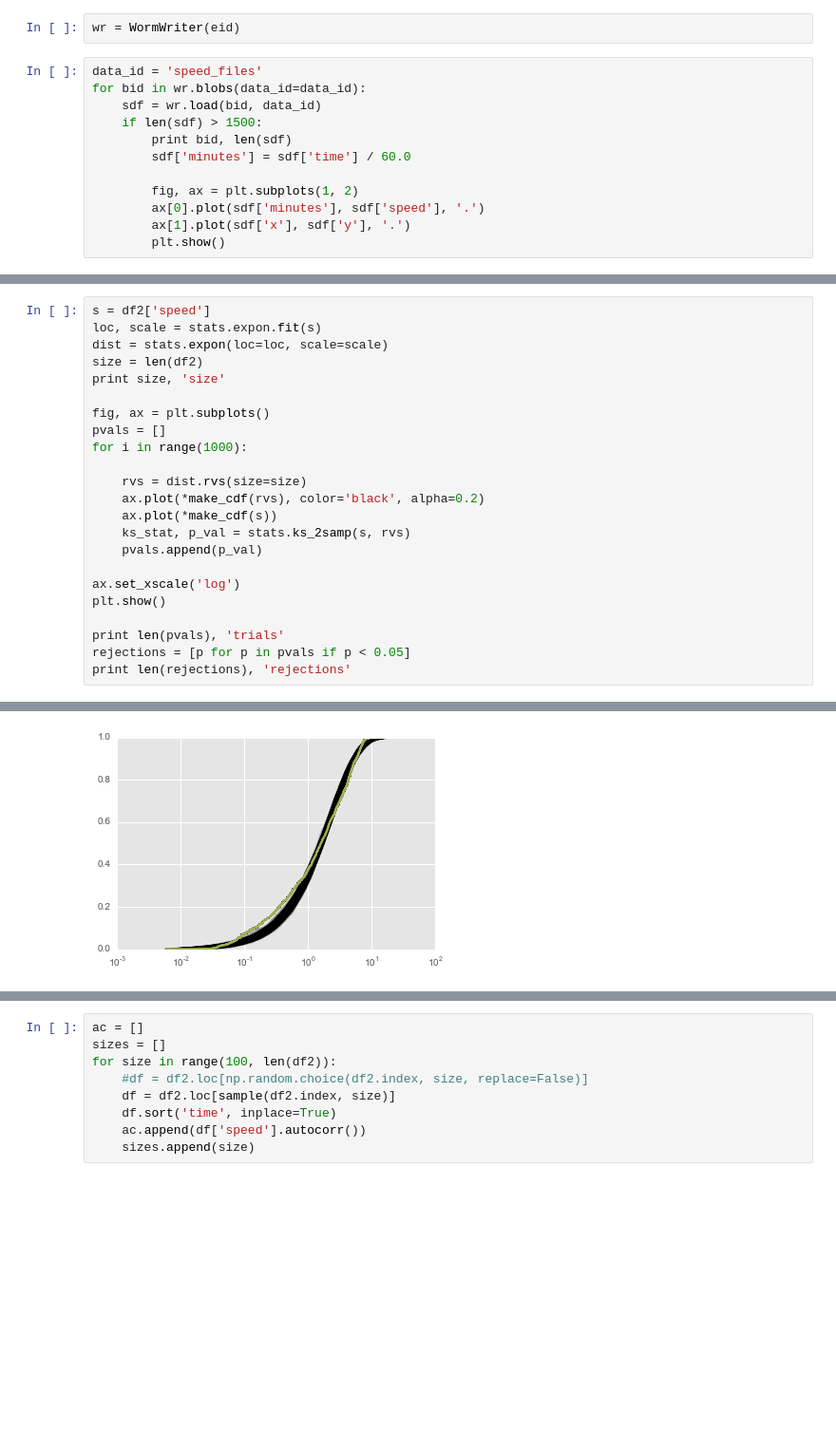
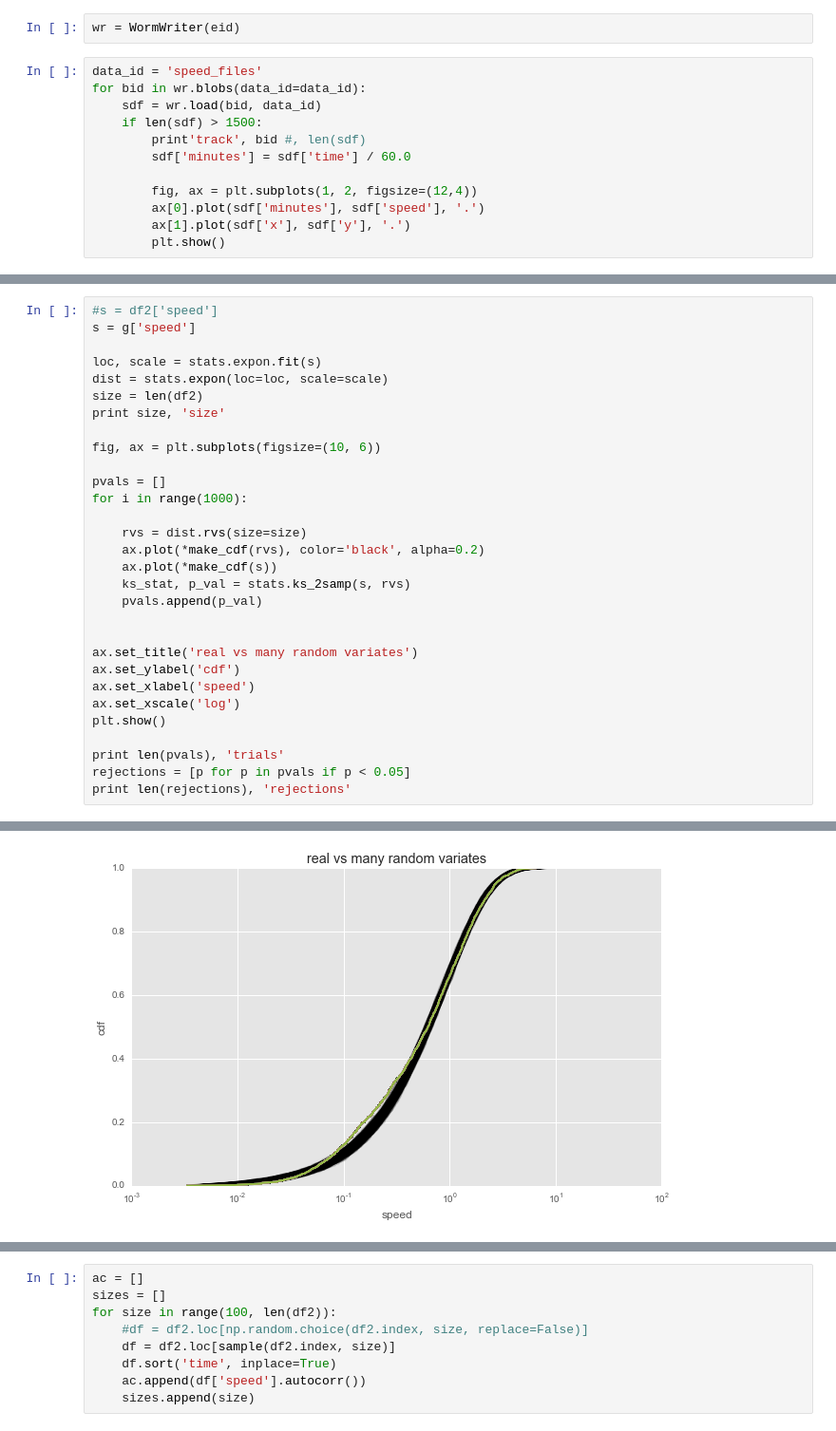
Before and after one commit to amarallab/waldo, a Jupyter notebook: workbooks/dev/sliding_bin_distribution.ipynb, the cells around one changed output, grey strips where cells are left out. Shown at 95% size. Cells and saved outputs as stored; diff of their text form; blank space fills up the shorter version.

```diff
--- a/workbooks/dev/sliding_bin_distribution.ipynb
+++ b/workbooks/dev/sliding_bin_distribution.ipynb
@@ -50,10 +54,10 @@ data_id = 'speed_files'
 for bid in wr.blobs(data_id=data_id):
     sdf = wr.load(bid, data_id)
     if len(sdf) > 1500:
-        print bid, len(sdf)
+        print'track', bid #, len(sdf)
         sdf['minutes'] = sdf['time'] / 60.0
 
-        fig, ax = plt.subplots(1, 2)
+        fig, ax = plt.subplots(1, 2, figsize=(12,4))
         ax[0].plot(sdf['minutes'], sdf['speed'], '.')
         ax[1].plot(sdf['x'], sdf['y'], '.')
         plt.show()
@@ -276,11 +371,14 @@ after 20 reject? True
 # %%
-s = df2['speed']
+#s = df2['speed']
+s = g['speed']
+
 loc, scale = stats.expon.fit(s)
 dist = stats.expon(loc=loc, scale=scale)
 size = len(df2)
 print size, 'size'
 
-fig, ax = plt.subplots()
+fig, ax = plt.subplots(figsize=(10, 6))
+
 pvals = []
 for i in range(1000):
 
@@ -290,6 +388,10 @@ for i in range(1000):
     ks_stat, p_val = stats.ks_2samp(s, rvs)
     pvals.append(p_val)
 
+
+ax.set_title('real vs many random variates')
+ax.set_ylabel('cdf')
+ax.set_xlabel('speed')
 ax.set_xscale('log')
 plt.show()
 
@@ -301,2 +403,2 @@ print len(rejections), 'rejections'
-[figure, old version]
+[figure, new version]
 1000 trials
```
Also changed, not shown: parts of 23 cells of this notebook, 3 other files.
